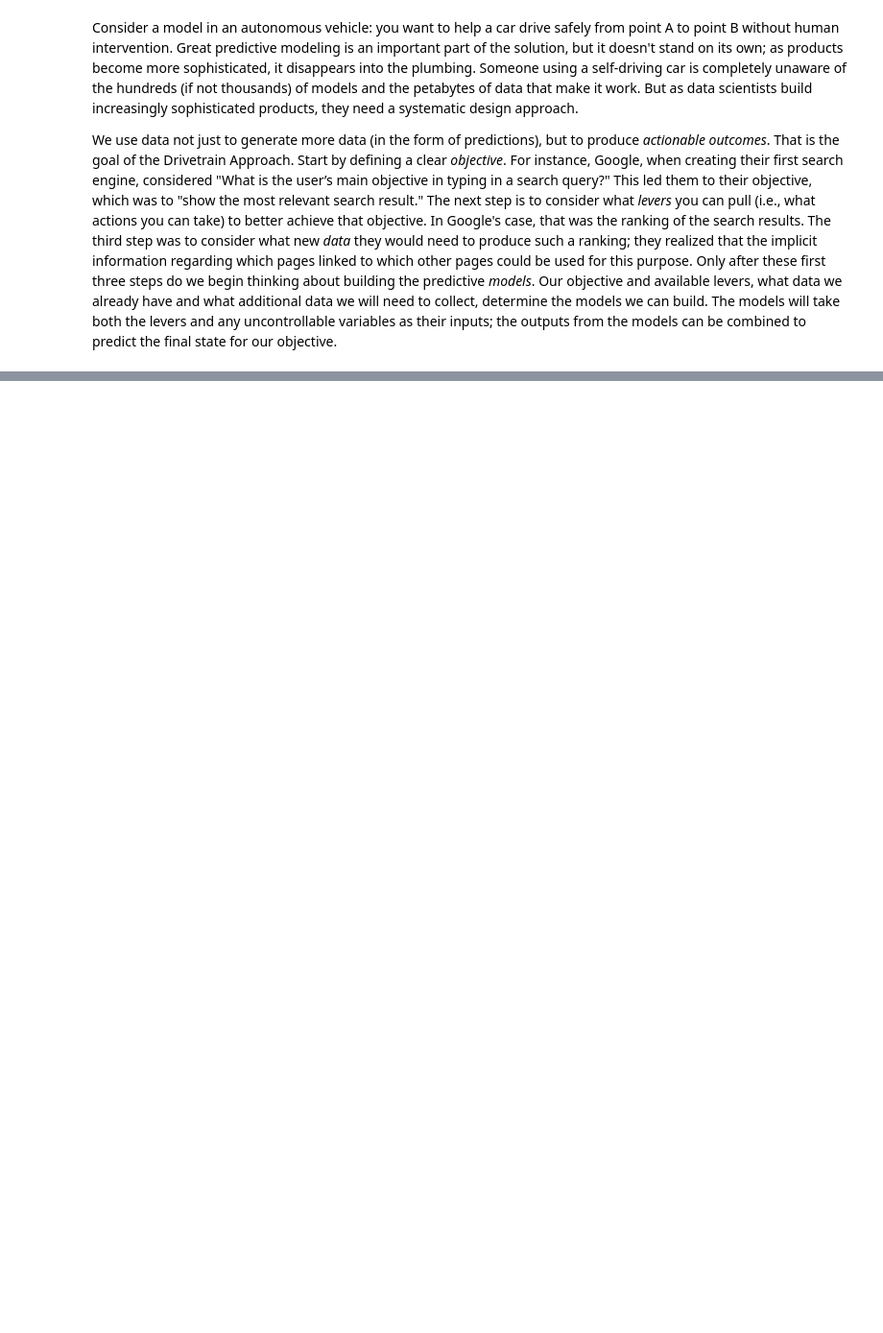
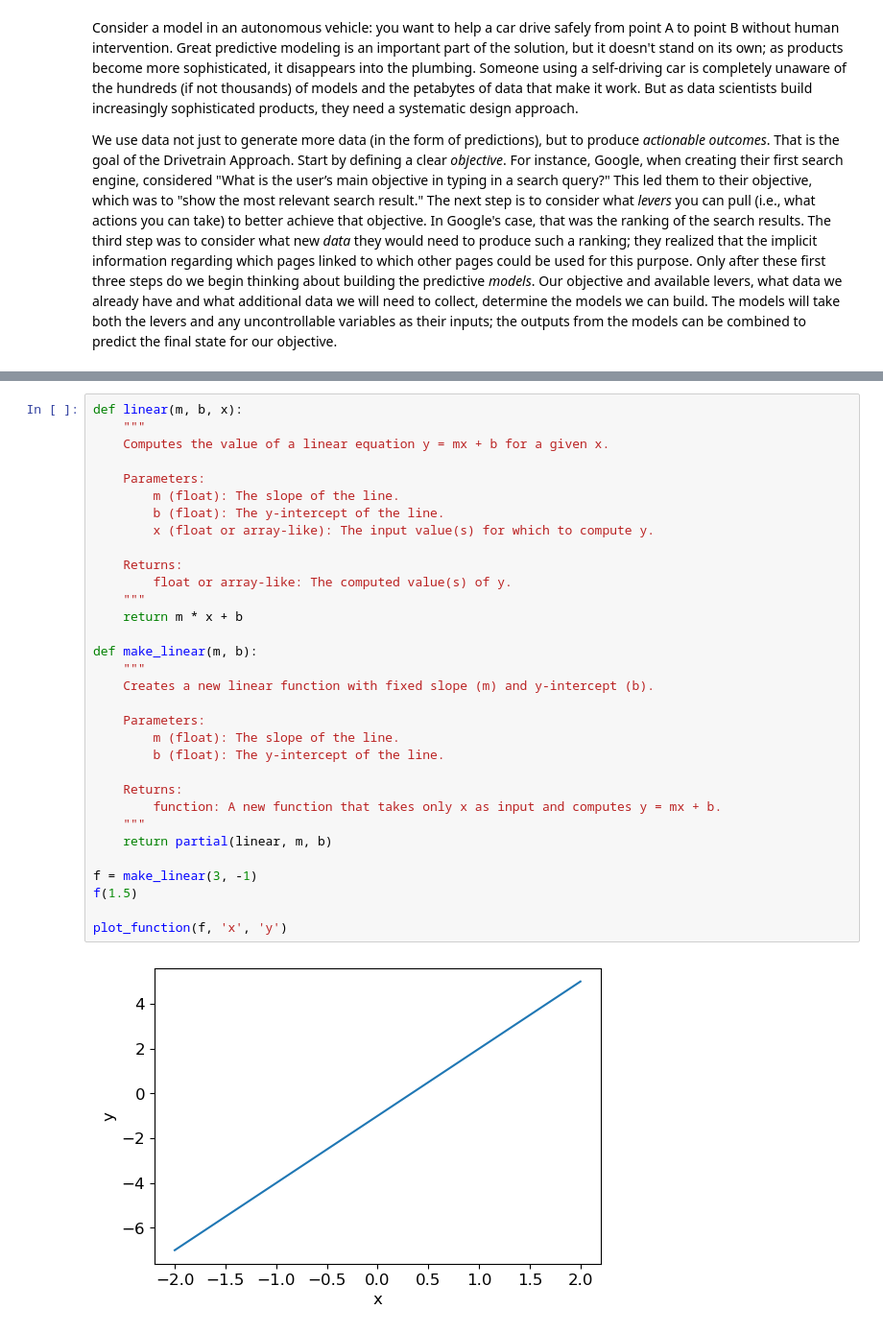
Before and after one commit to Sjahriyar/Ai-Study, a Jupyter notebook: Ai_Notebook.ipynb, the cells around one changed output, grey strips where cells are left out. Shown: that part at 96% size. Drawn from its saved outputs; the diff is of its cells as text; blank space fills up the shorter version.

```diff
--- a/Ai_Notebook.ipynb
+++ b/Ai_Notebook.ipynb
@@ -238,0 +327,34 @@ We use data not just to generate more data (in the form of predictions), but to
+# %%
+def linear(m, b, x):
+    """
+    Computes the value of a linear equation y = mx + b for a given x.
+
+    Parameters:
+        m (float): The slope of the line.
+        b (float): The y-intercept of the line.
+        x (float or array-like): The input value(s) for which to compute y.
+
+    Returns:
+        float or array-like: The computed value(s) of y.
+    """
+    return m * x + b
+
+def make_linear(m, b):
+    """
+    Creates a new linear function with fixed slope (m) and y-intercept (b).
+
+    Parameters:
+        m (float): The slope of the line.
+        b (float): The y-intercept of the line.
+
+    Returns:
+        function: A new function that takes only x as input and computes y = mx + b.
+    """
+    return partial(linear, m, b)
+
+f = make_linear(3, -1)
+f(1.5)
+
+plot_function(f, 'x', 'y')
+# %% [output]
+[figure, added]
```
Also changed, not shown: parts of 91 cells of this notebook, 5 other files.
